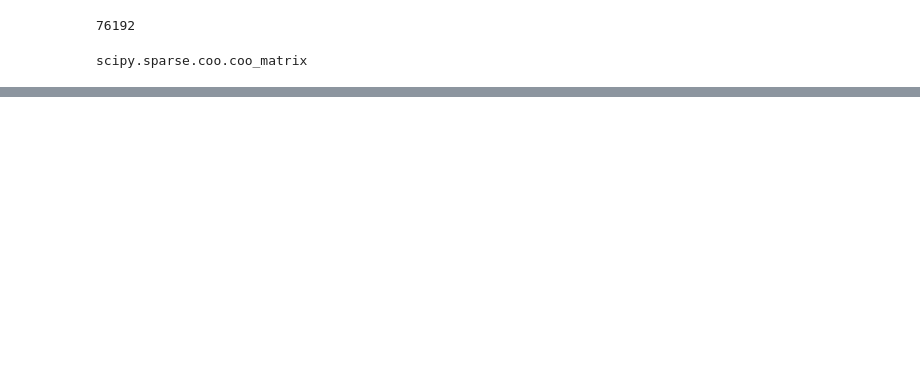
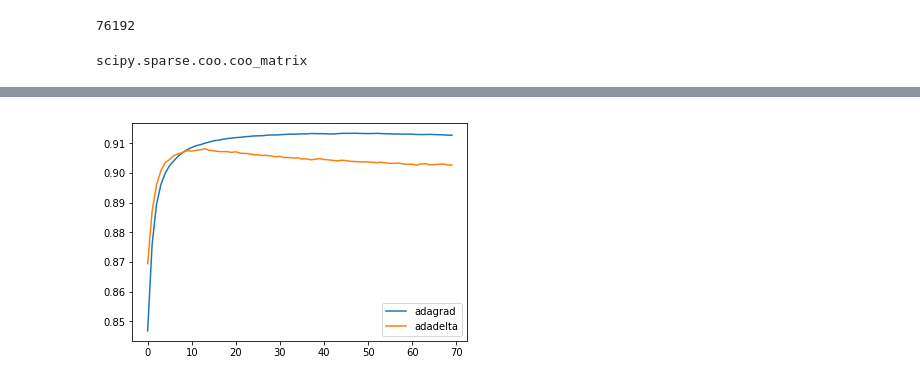
Before and after one commit to nocedan/recommendation_algorithms, a Jupyter notebook: LightFM.ipynb, the cells around one changed output, grey strips where cells are left out. Saved outputs shown, nothing was run; the diff lists cells and outputs as text; code cells hidden in the pictures; blank space fills up the shorter version.

Commit message:
Learning Schedules

```diff
--- a/LightFM.ipynb
+++ b/LightFM.ipynb
@@ -118,0 +162,34 @@ scipy.sparse.coo.coo_matrix
+# %%
+movielens = fetch_movielens()
+train, test = movielens['train'], movielens['test']
+# %%
+%%time
+
+alpha = 1e-3 # l2 regularization parameter
+epochs = 70
+
+adagrad_model = LightFM(no_components = 30,
+                       loss = 'warp',
+                        learning_schedule = 'adagrad',
+                       user_alpha = alpha,
+                       item_alpha = alpha)
+
+adadelta_model = LightFM(no_components = 30,
+                       loss = 'warp',
+                        learning_schedule = 'adadelta',
+                         user_alpha = alpha,
+                       item_alpha = alpha)
+adagrad_auc = []
+adagrad_pk = []
+
+for epoch in range(epochs):
+    adagrad_model.fit_partial(train, epochs=1, num_threads=4)
+    adagrad_auc.append(auc_score(adagrad_model,test).mean())
+    adagrad_pk.append(precision_at_k(adagrad_model,test,k=10).mean())
+
+adadelta_auc = []
+adadelta_pk = []
+for epoch in range(epochs):
+    adadelta_model.fit_partial(train, epochs=1, num_threads=4)
+    adadelta_auc.append(auc_score(adadelta_model,test).mean())
+    adadelta_pk.append(precision_at_k(adadelta_model,test,k=10).mean())
@@ -118,0 +199,8 @@ scipy.sparse.coo.coo_matrix
+# %%
+x= np.arange(len(adagrad_auc))
+plt.plot(x,np.array(adagrad_auc))
+plt.plot(x,np.array(adadelta_auc))
+plt.legend(['adagrad', 'adadelta'], loc = 'lower right')
+plt.show()
+# %% [output]
+[figure, added]
```
Also changed, not shown: parts of 16 cells of this notebook.
